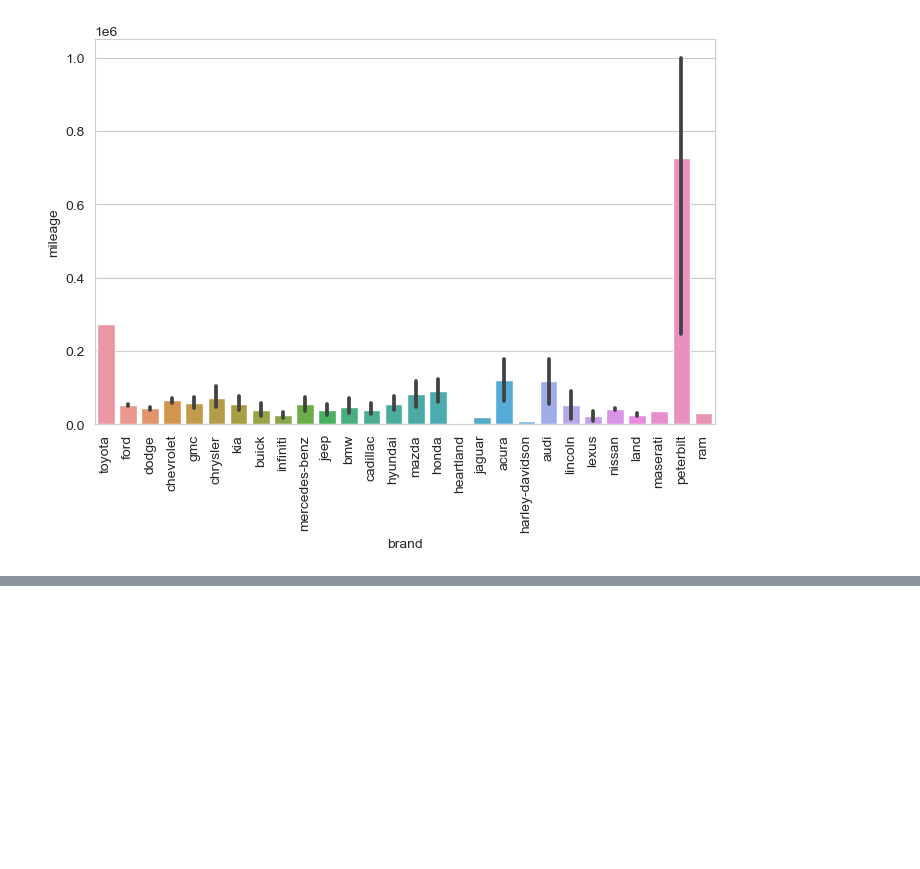
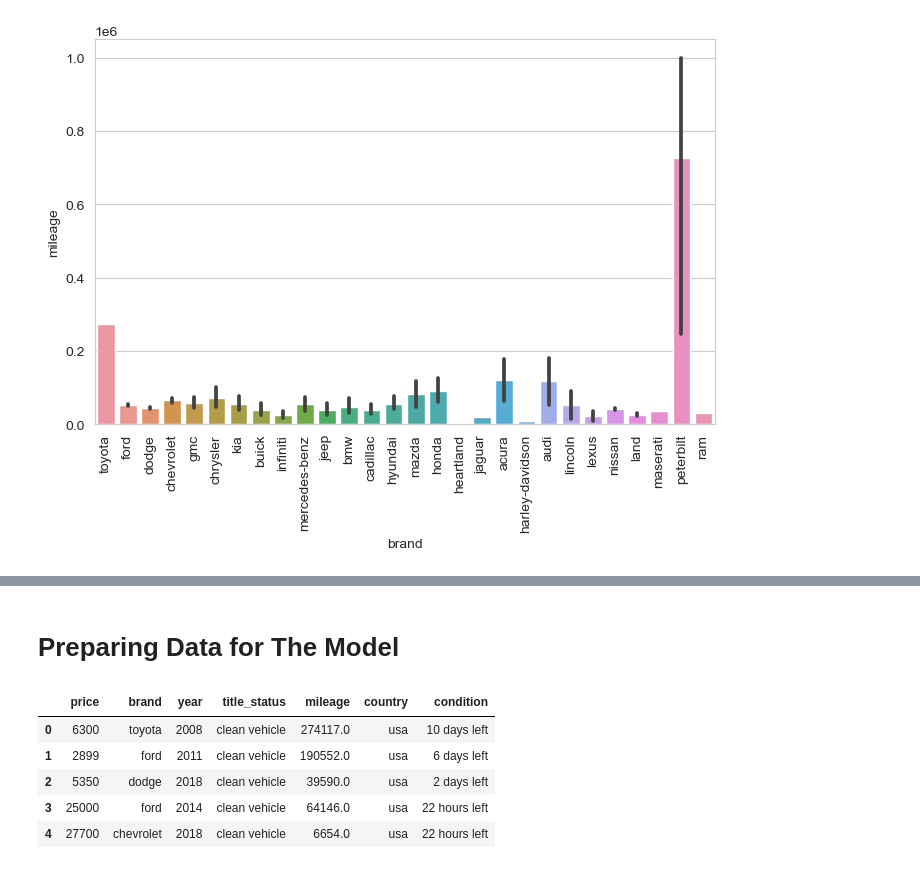
Before and after one commit to Jefest1/car_price_prediction, a Jupyter notebook: car_price_pred.ipynb, the cells around one changed output, grey strips where cells are left out. Cells and saved outputs as stored; diff of their text form; code cells hidden in the pictures; blank space fills up the shorter version.

```diff
--- a/car_price_pred.ipynb
+++ b/car_price_pred.ipynb
@@ -187,0 +188,14 @@ plt.xticks(rotation=90);
+# %% [markdown]
+# Preparing Data for The Model
+# %%
+#Dropping Columns that will not be needed for the prediction
+cars_df.drop(columns=['model','color','vin', 'lot', 'state'], axis=1, inplace=True)
+# %%
+cars_df.head()
+# %% [output]
+|  | price | brand | year | title_status | mileage | country | condition |
+| 0 | 6300 | toyota | 2008 | clean vehicle | 274117.0 | usa | 10 days left |
+| 1 | 2899 | ford | 2011 | clean vehicle | 190552.0 | usa | 6 days left |
+| 2 | 5350 | dodge | 2018 | clean vehicle | 39590.0 | usa | 2 days left |
+| 3 | 25000 | ford | 2014 | clean vehicle | 64146.0 | usa | 22 hours left |
+| 4 | 27700 | chevrolet | 2018 | clean vehicle | 6654.0 | usa | 22 hours left |
```
Also changed, not shown: parts of 5 cells of this notebook.
